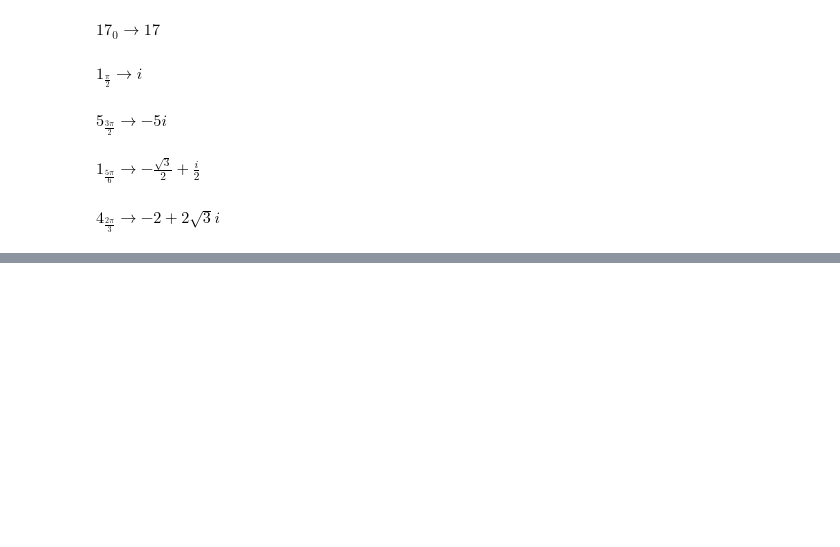
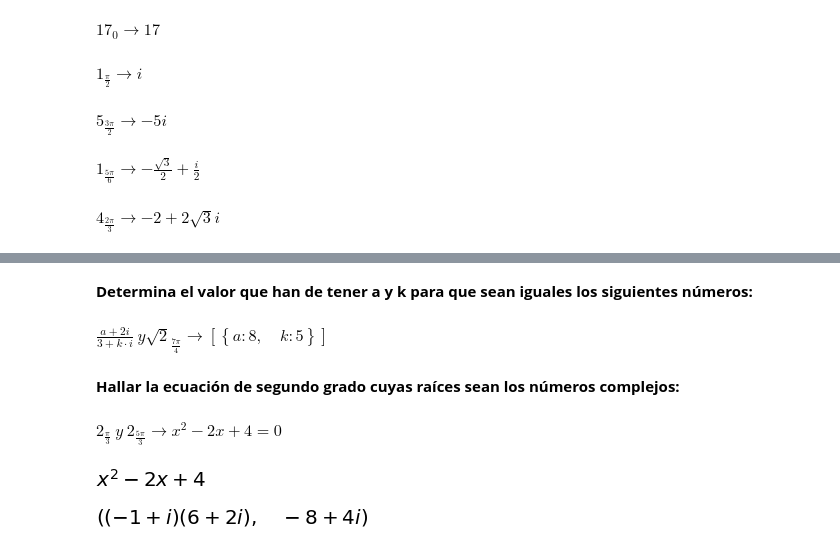
Before and after one commit to crdguez/mat1bac_cit, a Jupyter notebook: notebooks/24 complejos.ipynb, the cells around one changed output, grey strips where cells are left out. Cells and saved outputs as stored; diff of their text form; code cells hidden in the pictures; blank space fills up the shorter version.

```diff
--- a/notebooks/24 complejos.ipynb
+++ b/notebooks/24 complejos.ipynb
@@ -472,0 +506,77 @@ $4_{\frac{2 \pi}{3}} \rightarrow -2 + 2 \sqrt{3} i$
+# %%
+# Página 47 ejercicio 40
+
+
+
+
+texto_ejercicio = 'Determina el valor que han de tener a y k para que sean iguales los siguientes números:'
+n_ejercicio = 'p047e40'
+
+display(md("**"+texto_ejercicio+"**"))
+
+enunciado = [[r'\frac{a + 2 i}{3+k\cdot i}',[sqrt(2),7*pi/4]],
+             #[r'\frac{1+a\cdot i}{k+2i}',[sqrt(2),pi/4]],
+             #[r'\frac{-8+a\cdot i}{k+2i}',[sqrt(2),3*pi/4]],
+
+                  ]
+
+
+
+enunciado_latex, solucion = [], []
+
+for i, s in enumerate(enunciado) :
+    a, k = symbols('a k', real = True)
+    expr = eval(str(parse_latex(s[0]).replace('i','I')))
+    enunciado_latex.append(s[0]+" \ y " + latex(s[1][0])+"_{"+latex(s[1][1])+"}")
+    solucion.append(latex(solve([re(nsimplify(expr)-re(a_binomico(s[1]))),im(nsimplify(expr))-im(a_binomico(s[1]))])))
+    display(md("$"+ enunciado_latex[i] +" \\rightarrow " + solucion[i] +"$"))
+
+df_ejercicios = df_ejercicios.append(añadir_ejercicios(enunciado_latex, enunciado, solucion, texto_ejercicio, curso, titulo , n_ejercicio, '1', '2'), ignore_index=True)
+# %% [output]
+**Determina el valor que han de tener a y k para que sean iguales los siguientes números:**
+$\frac{a + 2 i}{3+k\cdot i} \ y \sqrt{2}_{\frac{7 \pi}{4}} \rightarrow \left [ \left \{ a : 8, \quad k : 5\right \}\right ]$
+# %%
+# Página 47 ejercicio 41
+
+
+
+
+texto_ejercicio = 'Hallar la ecuación de segundo grado cuyas raíces sean los números complejos:'
+n_ejercicio = 'p047e41'
+
+display(md("**"+texto_ejercicio+"**"))
+
+enunciado = [[[2,pi/3],[2,5*pi/3]],
+
+                  ]
+
+
+
+enunciado_latex, solucion = [], []
+
+for i, s in enumerate(enunciado) :
+    expr=(x-a_binomico(s[0]))*(x-a_binomico(s[1]))
+    enunciado_latex.append(latex(s[0][0])+"_{"+latex(s[0][1])+"}"+" \ y \ " + latex(s[1][0])+"_{"+latex(s[1][1])+"}")
+    solucion.append(latex(expand(expr))+"=0")
+    display(md("$"+ enunciado_latex[i] +" \\rightarrow " + solucion[i] +"$"))
+
+df_ejercicios = df_ejercicios.append(añadir_ejercicios(enunciado_latex, enunciado, solucion, texto_ejercicio, curso, titulo , n_ejercicio, '1', '2'), ignore_index=True)
+# %% [output]
+**Hallar la ecuación de segundo grado cuyas raíces sean los números complejos:**
+$2_{\frac{\pi}{3}} \ y \ 2_{\frac{5 \pi}{3}} \rightarrow x^{2} - 2 x + 4=0$
+# %%
+s=[[2,pi/3],[2,5*pi/3]]
+expr=(x-a_binomico(s[0]))*(x-a_binomico(s[1]))
+expand(expr)
+# %% [output]
+[figure, added]
+# %%
+# para calcular
+n_polar = [sqrt(2),3*pi/4]
+
+k = 6
+
+resultado = (a_binomico(n_polar))*(k+2*I)
+resultado, expand(resultado)
+# %% [output]
+[figure, added]
```
Also changed, not shown: parts of 6 cells of this notebook, 3 other files.
